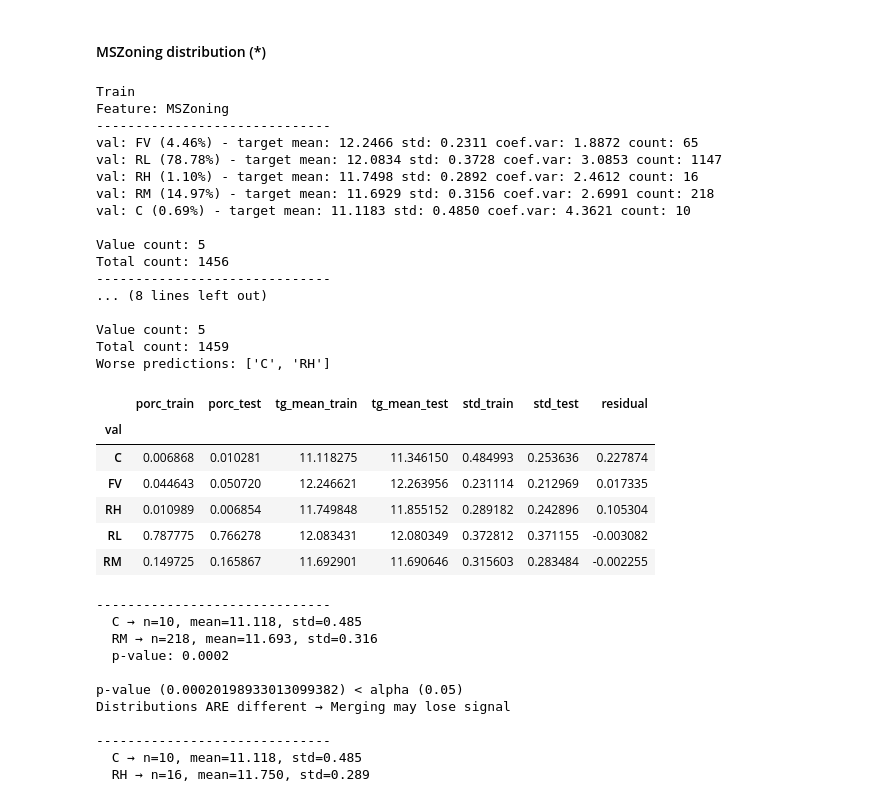
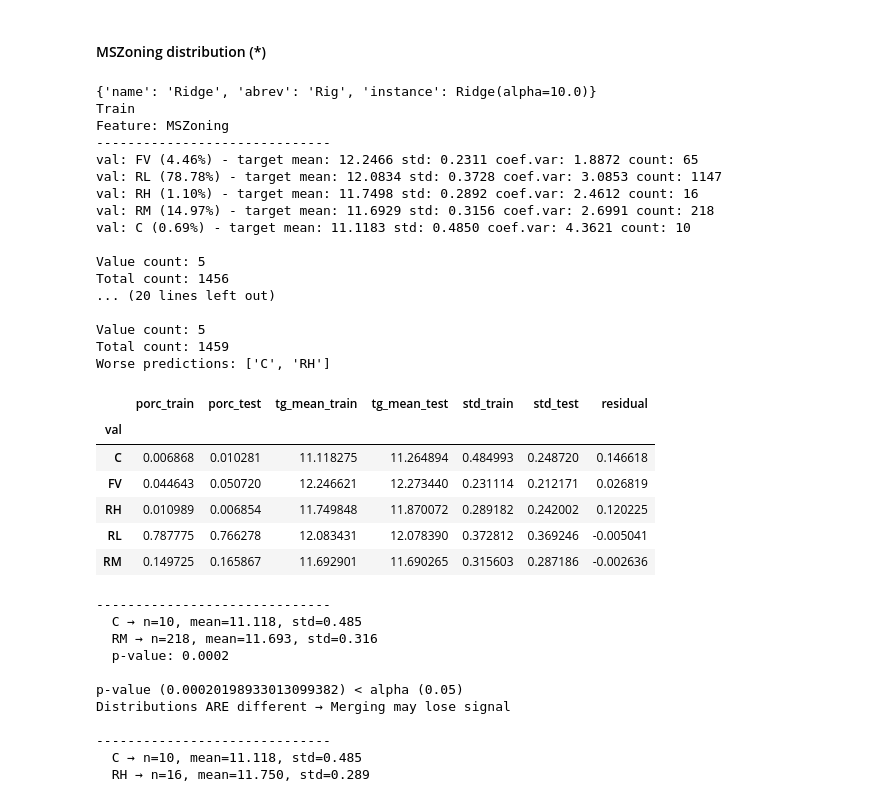
Before and after one commit to javrudsky/machine_learning, a Jupyter notebook: kaggle/housing/housing_v2.ipynb, the cells around one changed output. Cells and saved outputs as stored; diff of their text form; code cells hidden in the pictures.

```diff
--- a/kaggle/housing/housing_v2.ipynb
+++ b/kaggle/housing/housing_v2.ipynb
@@ -4534,0 +4703,8 @@ KeyError: 'SalePrice_log1p'
+# %%
+for df_res in df_residual_summ:
+  print(df_res.groupby("MSZoning")["residual"].mean())
+
+#df_residual_summ.groupby("MSZoning")["residual"].mean()
+# It seems that the bias for cat "C" is more or less stable. Let's try adding the binary col and applying a correction.
+
+# Previous applying binary  STK1, var= -0.379443, -0.448501, -0.378335, -0.379443, -0.374842
@@ -5415,7 +5739,9 @@ There is a big difference between CV and Kaggle score. One of the reasons can be
 # %%
-def get_subm_predictions(X, y, X_test=None, model_name="Stk1"):
-  X, y = remove_residuals(X, y, model=get_model(model_name))
-  X, ignored_cols, ord_cols_used, desc = initial_processing(X)
+def get_subm_predictions(X, y, X_test=None):
+
+  X, pip_cfg, desc = initial_processing(X)
+  pip = create_pipeline(pip_cfg)
+  X, y = remove_residuals(X, y, pip[0], model=get_model("Rig"))
 
   df_submit = X_test
   if df_submit is None:
@@ -5424,31 +5750,40 @@ def get_subm_predictions(X, y, X_test=None, model_name="Stk1"):
   # Removing this rows improves score a little bit (as in CV)
   df_submit.loc[df_submit["GrLivArea"] > 4000, ["GrLivArea"]] = 3999
 
-  model = get_model(model_name)
-  pip = create_pipeline(bin_cols, bin_cols_spec, ignored_cols, ord_cols_used, log1p_cols, norm_cols, create_eng_features, model=model).fit(X, y)
+  model = create_stack_1(pip)
 
   submit_id = df_submit.pop("Id")
-  pred = pd.Series(pip.predict(df_submit))
+  pred = pd.Series(model.fit(X, y).predict(df_submit))
 
-  #pred = pd.concat({"Id": submit_id, "SalePrice": np.expm1(pred)}, axis=1)  # Inverse log1p transformation
   df_res = df_submit.copy()
   df_res["Id"] = submit_id
   df_res[LOGP_TARGET_COL] = pred
   return df_res
 # %%
-def compare_target_and_pred(X_train, y_train, col, X_test=None):
+def compare_target_and_pred(X_train, y_train, col, X_test=None, fix_bias_functions=[]):
   cat_col = col
 
   X_test = get_subm_predictions(X_train, y_train, X_test)
+  X_test_fixed = None
+  if fix_bias_functions is not None and len(fix_bias_functions) > 0:
+    for func in fix_bias_functions:
+      X_test_fixed = func(X_test.copy())
+  X_test_pred = X_test.copy()
   y_test = X_test.pop(LOGP_TARGET_COL)
 
   print("Train")
   dfa_train = analyze_cardinal_info(X_train, y_train, cat_col)
   print_cardinal_info(X_train, y_train, cat_col)
   println()
+
   print("Subm")
-
   dfa_test = analyze_cardinal_info(X_test, y_test, cat_col)
   print_cardinal_info(X_test, y_test, cat_col)
 
+  if X_test_fixed is not None:
+    print("Fidex Subm")
+    y_test_fixed = X_test_fixed.pop(LOGP_TARGET_COL)
+    #dfa_test_fixed = analyze_cardinal_info(X_test_fixed, y_test_fixed, cat_col)
+    print_cardinal_info(X_test_fixed, y_test_fixed, cat_col)
+
   return dfa_train, dfa_test
@@ -5727,46 +6051,52 @@ Distributions NOT significantly different → Safe to merge
 # %% [markdown]
 #### MSZoning distribution (*)
 # %%
+def fix_c_bias(X, bias_fix=-0.14350891607349783):
+  X = X.copy()
+  mszc_idx = X[X["MSZoning"] == "C"].index
+  X.loc[mszc_idx, LOGP_TARGET_COL] += bias_fix
+  return X
+
 cat_col = "MSZoning"
 X_train, y_train, _ = train_data_for_submission()
 X_train = X_train.join(y_train)
 y_train = X_train.pop(LOGP_TARGET_COL)
 
 X_test = load_submission_data()
 X_test = fix_invalid(X_test)
 X_test = fix_nulls(X_test, X_train)
 
-dfa_train, dfa_test = compare_target_and_pred(X_train, y_train, cat_col, X_test)
+dfa_train, dfa_test = compare_target_and_pred(X_train, y_train, cat_col, X_test, fix_bias_functions=[fix_c_bias])
 dfa = join_distributions(dfa_train, dfa_test, cat_col)
 bad_pred = dfa[dfa["residual"].abs() >= 0.1].index.tolist()
 print("Worse predictions:", bad_pred)
 #dfa.info()
 dfa
 # %% [output]
+{'name': 'Ridge', 'abrev': 'Rig', 'instance': Ridge(alpha=10.0)}
 Train
 Feature: MSZoning
 ------------------------------
 val: FV (4.46%) - target mean: 12.2466 std: 0.2311 coef.var: 1.8872 count: 65
 val: RL (78.78%) - target mean: 12.0834 std: 0.3728 coef.var: 3.0853 count: 1147
 val: RH (1.10%) - target mean: 11.7498 std: 0.2892 coef.var: 2.4612 count: 16
 val: RM (14.97%) - target mean: 11.6929 std: 0.3156 coef.var: 2.6991 count: 218
 val: C (0.69%) - target mean: 11.1183 std: 0.4850 coef.var: 4.3621 count: 10
 
 Value count: 5
 Total count: 1456
-------------------------------
-... (8 lines left out)
+... (20 lines left out)
 
 Value count: 5
 Total count: 1459
 Worse predictions: ['C', 'RH']
 |  | porc_train | porc_test | tg_mean_train | tg_mean_test | std_train | std_test | residual |
 | val |  |  |  |  |  |  |  |
-| C | 0.006868 | 0.010281 | 11.118275 | 11.346150 | 0.484993 | 0.253636 | 0.227874 |
-| FV | 0.044643 | 0.050720 | 12.246621 | 12.263956 | 0.231114 | 0.212969 | 0.017335 |
-| RH | 0.010989 | 0.006854 | 11.749848 | 11.855152 | 0.289182 | 0.242896 | 0.105304 |
-| RL | 0.787775 | 0.766278 | 12.083431 | 12.080349 | 0.372812 | 0.371155 | -0.003082 |
-| RM | 0.149725 | 0.165867 | 11.692901 | 11.690646 | 0.315603 | 0.283484 | -0.002255 |
+| C | 0.006868 | 0.010281 | 11.118275 | 11.264894 | 0.484993 | 0.248720 | 0.146618 |
+| FV | 0.044643 | 0.050720 | 12.246621 | 12.273440 | 0.231114 | 0.212171 | 0.026819 |
+| RH | 0.010989 | 0.006854 | 11.749848 | 11.870072 | 0.289182 | 0.242002 | 0.120225 |
+| RL | 0.787775 | 0.766278 | 12.083431 | 12.078390 | 0.372812 | 0.369246 | -0.005041 |
+| RM | 0.149725 | 0.165867 | 11.692901 | 11.690265 | 0.315603 | 0.287186 | -0.002636 |
 # %%
 
 X_ana = X_train.join(y_train)
```
Also changed, not shown: parts of 29 cells of this notebook.
